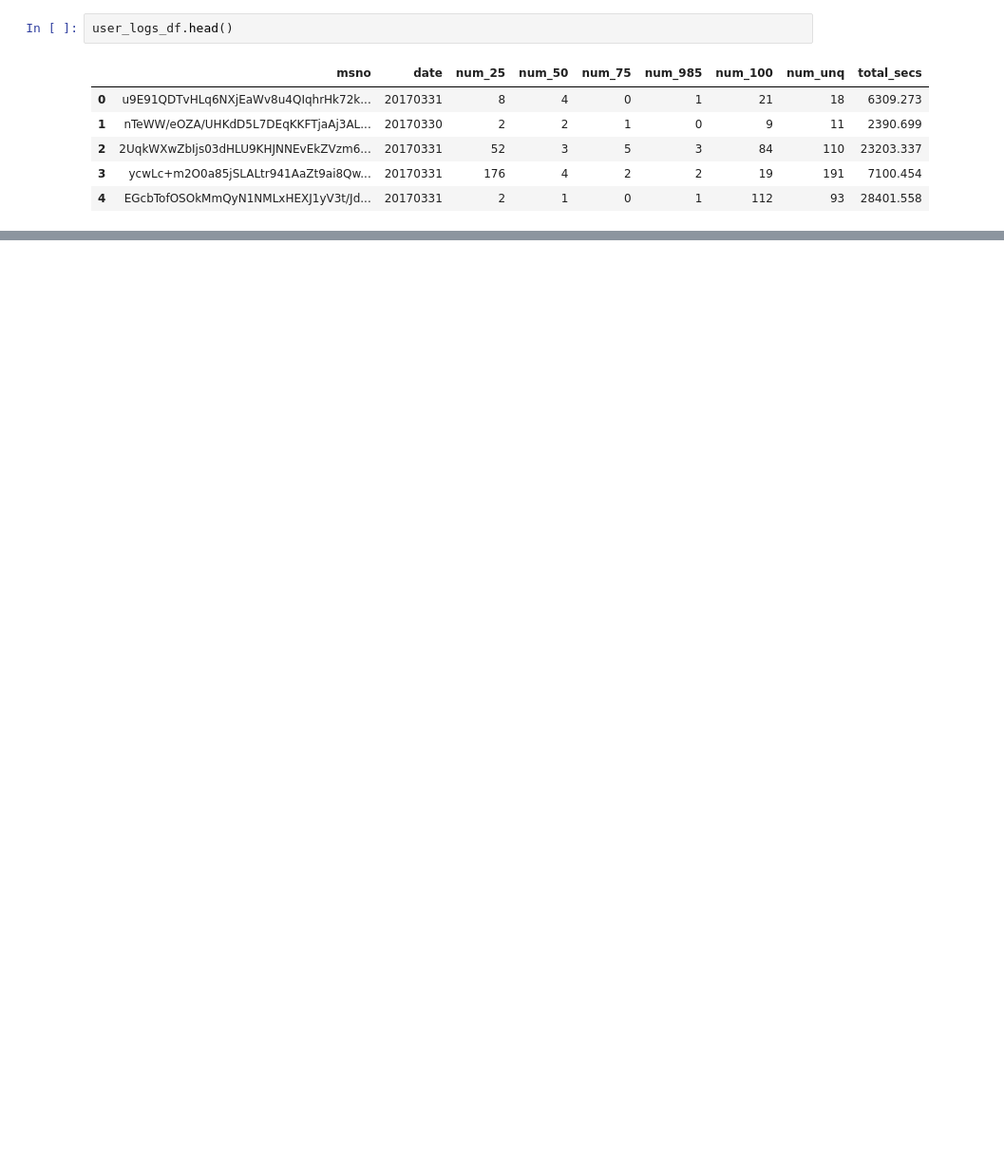
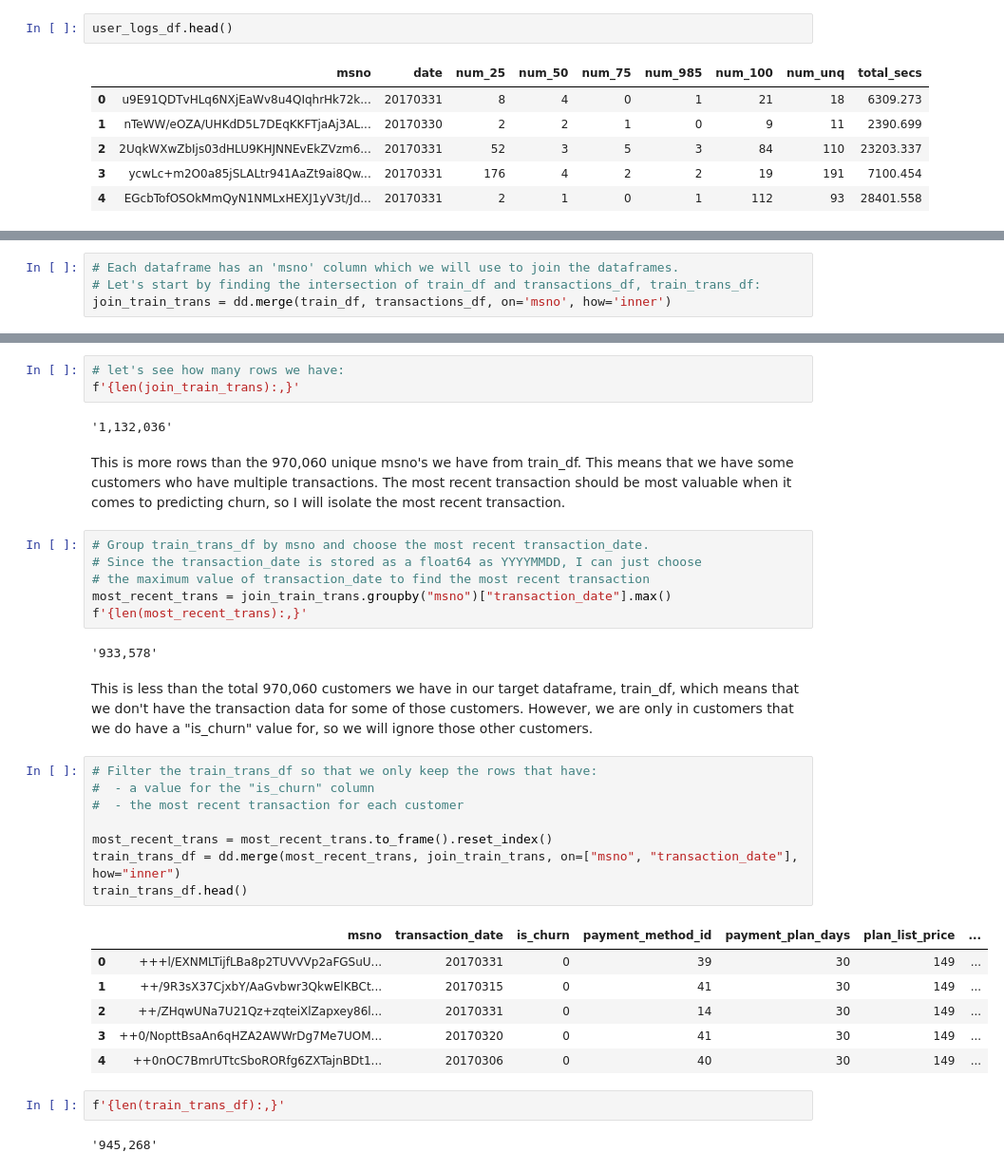
Before and after one commit to bmensah/springboard, a Jupyter notebook: capstone2/churn_analysis/capstone2_notebooks/Capstone2_Data_Wrangling.ipynb, the cells around one changed output, grey strips where cells are left out. Shown at 95% size. Saved outputs shown, nothing was run; the diff lists cells and outputs as text; blank space fills up the shorter version.

```diff
--- a/capstone2/churn_analysis/capstone2_notebooks/Capstone2_Data_Wrangling.ipynb
+++ b/capstone2/churn_analysis/capstone2_notebooks/Capstone2_Data_Wrangling.ipynb
@@ -251,0 +174,4 @@ print(f'{len(all_time_df.reset_index().msno.unique()):,}')
+# %%
+# Each dataframe has an 'msno' column which we will use to join the dataframes.
+# Let's start by finding the intersection of train_df and transactions_df, train_trans_df:
+join_train_trans = dd.merge(train_df, transactions_df, on='msno', how='inner')
@@ -251,0 +187,36 @@ print(f'{len(all_time_df.reset_index().msno.unique()):,}')
+# %%
+# let's see how many rows we have:
+f'{len(join_train_trans):,}'
+# %% [output]
+'1,132,036'
+# %% [markdown]
+This is more rows than the 970,060 unique msno's we have from train_df. This means that we have some customers who have multiple transactions. The most recent transaction should be most valuable when it comes to predicting churn, so I will isolate the most recent transaction.
+# %%
+# Group train_trans_df by msno and choose the most recent transaction_date.
+# Since the transaction_date is stored as a float64 as YYYYMMDD, I can just choose
+# the maximum value of transaction_date to find the most recent transaction
+most_recent_trans = join_train_trans.groupby("msno")["transaction_date"].max()
+f'{len(most_recent_trans):,}'
+# %% [output]
+'933,578'
+# %% [markdown]
+This is less than the total 970,060 customers we have in our target dataframe, train_df, which means that we don't have the transaction data for some of those customers. However, we are only in customers that we do have a "is_churn" value for, so we will ignore those other customers.
+# %%
+# Filter the train_trans_df so that we only keep the rows that have:
+#  - a value for the "is_churn" column
+#  - the most recent transaction for each customer
+
+most_recent_trans = most_recent_trans.to_frame().reset_index()
+train_trans_df = dd.merge(most_recent_trans, join_train_trans, on=["msno", "transaction_date"], how="inner")
+train_trans_df.head()
+# %% [output]
+|  | msno | transaction_date | is_churn | payment_method_id | payment_plan_days | plan_list_price | ... |
+| 0 | +++l/EXNMLTijfLBa8p2TUVVVp2aFGSuU... | 20170331 | 0 | 39 | 30 | 149 | ... |
+| 1 | ++/9R3sX37CjxbY/AaGvbwr3QkwElKBCt... | 20170315 | 0 | 41 | 30 | 149 | ... |
+| 2 | ++/ZHqwUNa7U21Qz+zqteiXlZapxey86l... | 20170331 | 0 | 14 | 30 | 149 | ... |
+| 3 | ++0/NopttBsaAn6qHZA2AWWrDg7Me7UOM... | 20170320 | 0 | 41 | 30 | 149 | ... |
+| 4 | ++0nOC7BmrUTtcSboRORfg6ZXTajnBDt1... | 20170306 | 0 | 40 | 30 | 149 | ... |
+# %%
+f'{len(train_trans_df):,}'
+# %% [output]
+'945,268'
```
Also changed, not shown: parts of 72 cells of this notebook.
